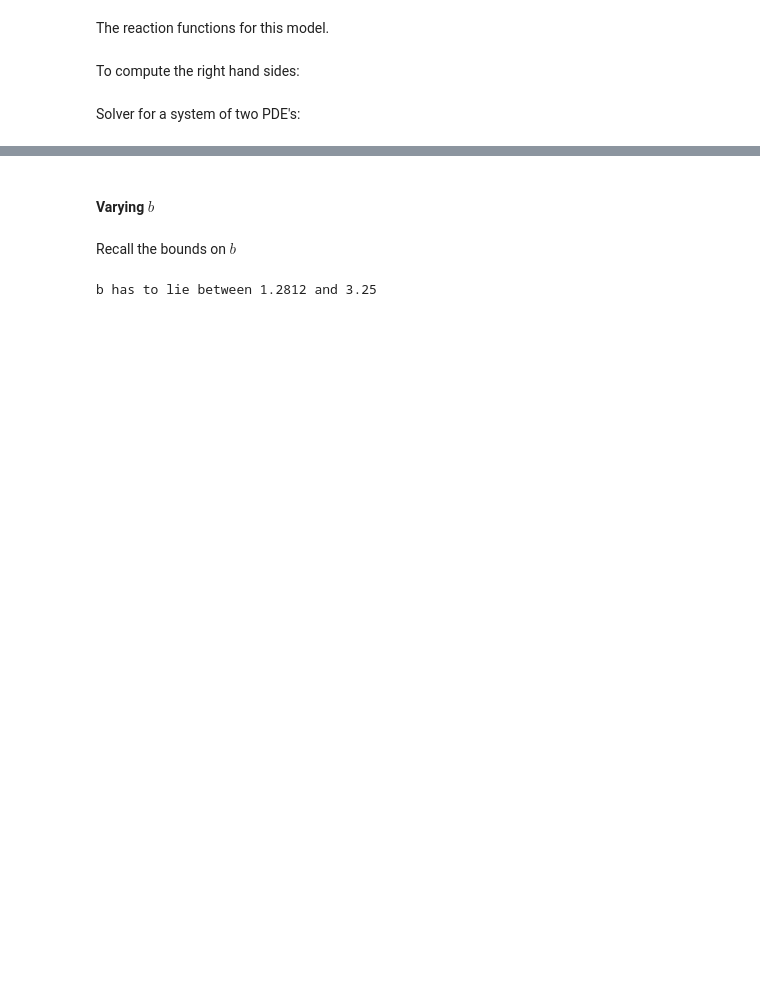
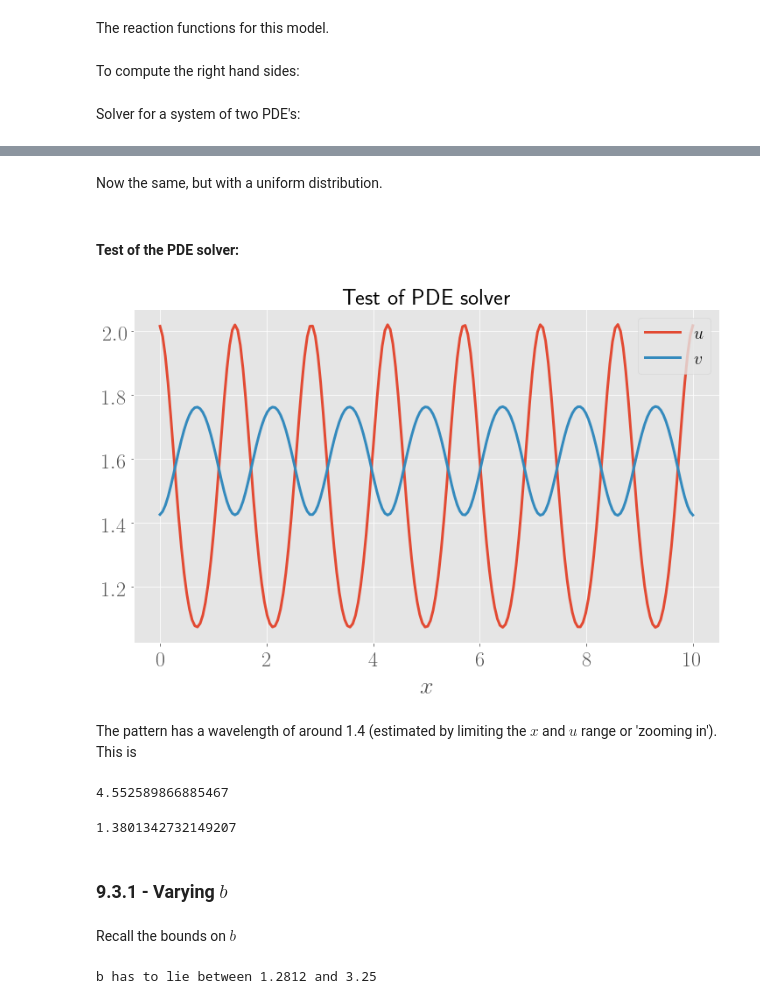
Before and after one commit to ThibeauWouters/Physical-Modelling-of-Complex-Systems, a Jupyter notebook: Assignment 9/Assignment 9.ipynb, the cells around one changed output, grey strips where cells are left out. Drawn from its saved outputs; the diff is of its cells as text; code cells hidden in the pictures; blank space fills up the shorter version.

```diff
--- a/Assignment 9/Assignment 9.ipynb
+++ b/Assignment 9/Assignment 9.ipynb
@@ -209,7 +199,7 @@ def solve_PDE_2D(left_bound, right_bound, N, in_conds_list, t_vals, b, reaction_
     '''Solves a reaction-diffusion PDE, like the Fisher-Kolmogorov equation'''
 
     L = abs(right_bound - left_bound)
-    gamma = L**2/2.8
+    gamma = L**2/Du
     d = Dv/Du
 
     # Get x values and Delta X separation (same for both u and v)
@@ -247,31 +237,31 @@ def solve_PDE_2D(left_bound, right_bound, N, in_conds_list, t_vals, b, reaction_
             for i in range(N):
                 if i == 0:
 
-                    new_u0_value = last_values_u[i] + u_0_dot(last_values_u[i], last_values_u[i + 1], last_values_v[i], b, DeltaX, reaction_func_u, reaction)*DeltaT
+                    new_u0_value = last_values_u[i] + u_0_dot(gamma, last_values_u[i], last_values_u[i + 1], last_values_v[i], b, DeltaX, reaction_func_u, reaction)*DeltaT
                     return_values_u[i].append(new_u0_value)
                     last_values_u[i] = new_u0_value
 
-                    new_v0_value = last_values_v[i] + v_0_dot(last_values_v[i], last_values_v[i + 1], last_values_u[i], b, DeltaX, d,  reaction_func_v, reaction)*DeltaT
+                    new_v0_value = last_values_v[i] + v_0_dot(gamma, last_values_v[i], last_values_v[i + 1], last_values_u[i], b, DeltaX, d,  reaction_func_v, reaction)*DeltaT
                     return_values_v[i].append(new_v0_value)
                     last_values_v[i] = new_v0_value
 
                 elif i == N - 1:
 
-                    new_uNm1_value = last_values_u[i] + u_Nm1_dot(last_values_u[i - 1], last_values_u[i], last_values_v[i], b, DeltaX, reaction_func_u, reaction)*DeltaT
+                    new_uNm1_value = last_values_u[i] + u_Nm1_dot(gamma, last_values_u[i - 1], last_values_u[i], last_values_v[i], b, DeltaX, reaction_func_u, reaction)*DeltaT
                     return_values_u[i].append(new_uNm1_value)
                     last_values_u[i] = new_uNm1_value
 
-                    new_vNm1_value = last_values_v[i] + v_Nm1_dot(last_values_v[i - 1], last_values_v[i], last_values_u[i], b, DeltaX, d, reaction_func_v, reaction)*DeltaT
+                    new_vNm1_value = last_values_v[i] + v_Nm1_dot(gamma, last_values_v[i - 1], last_values_v[i], last_values_u[i], b, DeltaX, d, reaction_func_v, reaction)*DeltaT
                     return_values_v[i].append(new_vNm1_value)
                     last_values_v[i] = new_vNm1_value
 
                 else: # 1 <= i <= N-2
 
-                    new_un_value = last_values_u[i] + u_n_dot(last_values_u[i - 1], last_values_u[i], last_values_u[i+1], last_values_v[i], b, DeltaX, reaction_func_u, reaction)*DeltaT
+                    new_un_value = last_values_u[i] + u_n_dot(gamma, last_values_u[i - 1], last_values_u[i], last_values_u[i+1], last_values_v[i], b, DeltaX, reaction_func_u, reaction)*DeltaT
                     return_values_u[i].append(new_un_value)
                     last_values_u[i] = new_un_value
 
-                    new_vn_value = last_values_v[i] + v_n_dot(last_values_v[i - 1], last_values_v[i], last_values_v[i+1], last_values_u[i], b, DeltaX, d, reaction_func_v, reaction)*DeltaT
+                    new_vn_value = last_values_v[i] + v_n_dot(gamma, last_values_v[i - 1], last_values_v[i], last_values_v[i+1], last_values_u[i], b, DeltaX, d, reaction_func_v, reaction)*DeltaT
                     return_values_v[i].append(new_vn_value)
                     last_values_v[i] = new_vn_value
 
@@ -305,6 +289,8 @@ def compute_k_bounds(b, L, a = 1.5, d = 22.4/2.8):
 # %%
 def u_in_sine(x, L, n =1, A = 0.1, a = 1.5):
+    '''Perturbation is small sine on top of HSS'''
     return a + A*np.cos((n*np.pi*x)/(L))
 # %%
 def v_in_sine(x, L, b, n =1, A = 0.1, a = 1.5):
-    return a/b + A*np.cos((n*np.pi*x)/(L))
+    '''Perturbation is small sine on top of HSS'''
+    return b/a + A*np.cos((n*np.pi*x)/(L))
@@ -310,0 +315,2 @@ def v_in_sine(x, L, b, n =1, A = 0.1, a = 1.5):
+# %% [markdown]
+Now the same, but with a uniform distribution.
@@ -311,5 +333,48 @@ def v_in_sine(x, L, b, n =1, A = 0.1, a = 1.5):
+# %% [markdown]
+#### Test of the PDE solver:
+# %%
+# Set parameters
+L = 10; N = 200
+
+b = bc + 0.1
+t_vals = np.arange(0, 5, 0.0001)
+
+# Compute initial condition
+x_vals, DeltaX = get_x_values(0, L, N)
+u_initial = u_in_sine(x_vals, L)
+v_initial  = v_in_sine(x_vals, L, b)
+
+# Compute all values
+u_vals_dict, v_vals_dict, x_vals = solve_PDE_2D(0, L, N, [u_initial, v_initial], t_vals, b)
+
+# Get values at last t
+u_vals = get_y_values(u_vals_dict, x_vals); v_vals = get_y_values(v_vals_dict, x_vals)
+
+# Plot
+plt.figure(figsize = (12, 7))
+plt.plot(x_vals, u_vals, label = r'$u$')
+plt.plot(x_vals, v_vals, label = r'$v$')
+plt.legend(fontsize = 20)
+plt.xlabel(r'$x$')
+plt.title('Test of PDE solver')
+plt.savefig('test_PDE_solver.pdf', bbox_inches = 'tight')
+plt.show()
+# %% [output]
+[figure, added]
+# %% [markdown]
+The pattern has a wavelength of around 1.4 (estimated by limiting the $x$ and $u$ range or 'zooming in'). This is
+# %%
+k_c = np.sqrt(kmsq(bc + 0.1, gamma = 10**2/2.8))
+k_c
+# %% [output]
+4.552589866885467
+# %%
+omega_c = (2*np.pi)/k_c
+omega_c
+# %% [output]
+1.3801342732149207
 # %% [markdown]
-#### Varying $b$
+### 9.3.1 - Varying $b$
 # %% [markdown]
 Recall the bounds on $b$
 # %%
```
Also changed, not shown: parts of 59 cells of this notebook, 2 other files.
